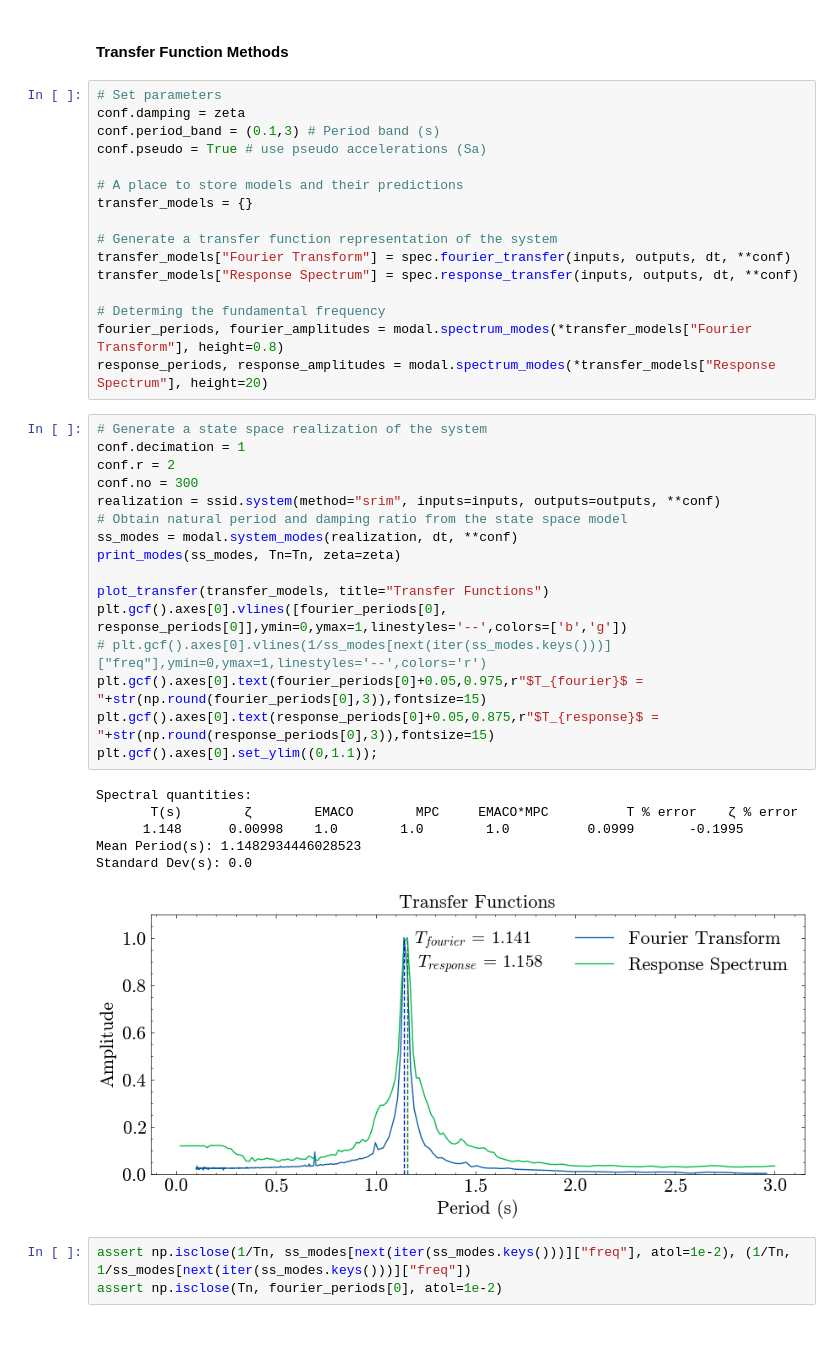
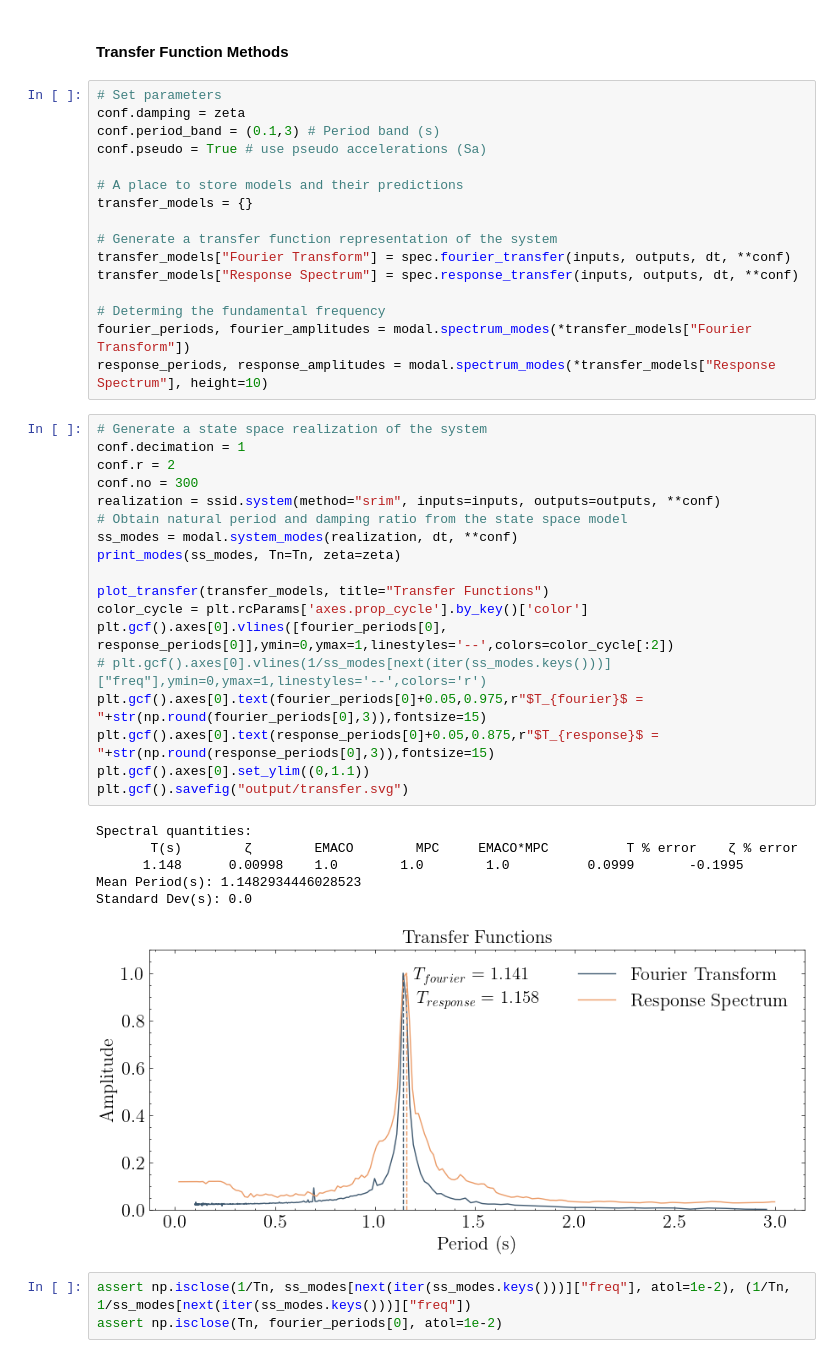
Before and after one commit to chrystalchern/mdof, a Jupyter notebook: notebooks/02_SISO_Event.ipynb, the cells around one changed output. Saved outputs shown, nothing was run; the diff lists cells and outputs as text.

```diff
--- a/notebooks/02_SISO_Event.ipynb
+++ b/notebooks/02_SISO_Event.ipynb
@@ -72,31 +72,33 @@ transfer_models["Fourier Transform"] = spec.fourier_transfer(inputs, outputs, dt
 transfer_models["Response Spectrum"] = spec.response_transfer(inputs, outputs, dt, **conf)
 
 # Determing the fundamental frequency
-fourier_periods, fourier_amplitudes = modal.spectrum_modes(*transfer_models["Fourier Transform"], height=0.8)
-response_periods, response_amplitudes = modal.spectrum_modes(*transfer_models["Response Spectrum"], height=20)
+fourier_periods, fourier_amplitudes = modal.spectrum_modes(*transfer_models["Fourier Transform"])
+response_periods, response_amplitudes = modal.spectrum_modes(*transfer_models["Response Spectrum"], height=10)
 # %%
 # Generate a state space realization of the system
 conf.decimation = 1
 conf.r = 2
 conf.no = 300
 realization = ssid.system(method="srim", inputs=inputs, outputs=outputs, **conf)
 # Obtain natural period and damping ratio from the state space model
 ss_modes = modal.system_modes(realization, dt, **conf)
 print_modes(ss_modes, Tn=Tn, zeta=zeta)
 
 plot_transfer(transfer_models, title="Transfer Functions")
-plt.gcf().axes[0].vlines([fourier_periods[0], response_periods[0]],ymin=0,ymax=1,linestyles='--',colors=['b','g'])
+color_cycle = plt.rcParams['axes.prop_cycle'].by_key()['color']
+plt.gcf().axes[0].vlines([fourier_periods[0], response_periods[0]],ymin=0,ymax=1,linestyles='--',colors=color_cycle[:2])
 # plt.gcf().axes[0].vlines(1/ss_modes[next(iter(ss_modes.keys()))]["freq"],ymin=0,ymax=1,linestyles='--',colors='r')
 plt.gcf().axes[0].text(fourier_periods[0]+0.05,0.975,r"$T_{fourier}$ = "+str(np.round(fourier_periods[0],3)),fontsize=15)
 plt.gcf().axes[0].text(response_periods[0]+0.05,0.875,r"$T_{response}$ = "+str(np.round(response_periods[0],3)),fontsize=15)
-plt.gcf().axes[0].set_ylim((0,1.1));
+plt.gcf().axes[0].set_ylim((0,1.1))
+plt.gcf().savefig("output/transfer.svg")
 # %% [output]
 Spectral quantities:
        T(s)        ζ        EMACO        MPC     EMACO*MPC          T % error    ζ % error
       1.148      0.00998    1.0        1.0        1.0          0.0999       -0.1995
 Mean Period(s): 1.1482934446028523
 Standard Dev(s): 0.0
-[figure, old version]
+[figure, new version]
 # %%
 assert np.isclose(1/Tn, ss_modes[next(iter(ss_modes.keys()))]["freq"], atol=1e-2), (1/Tn, 1/ss_modes[next(iter(ss_modes.keys()))]["freq"])
 assert np.isclose(Tn, fourier_periods[0], atol=1e-2)
```
Also changed, not shown: parts of 2 cells of this notebook, 6 other files.
